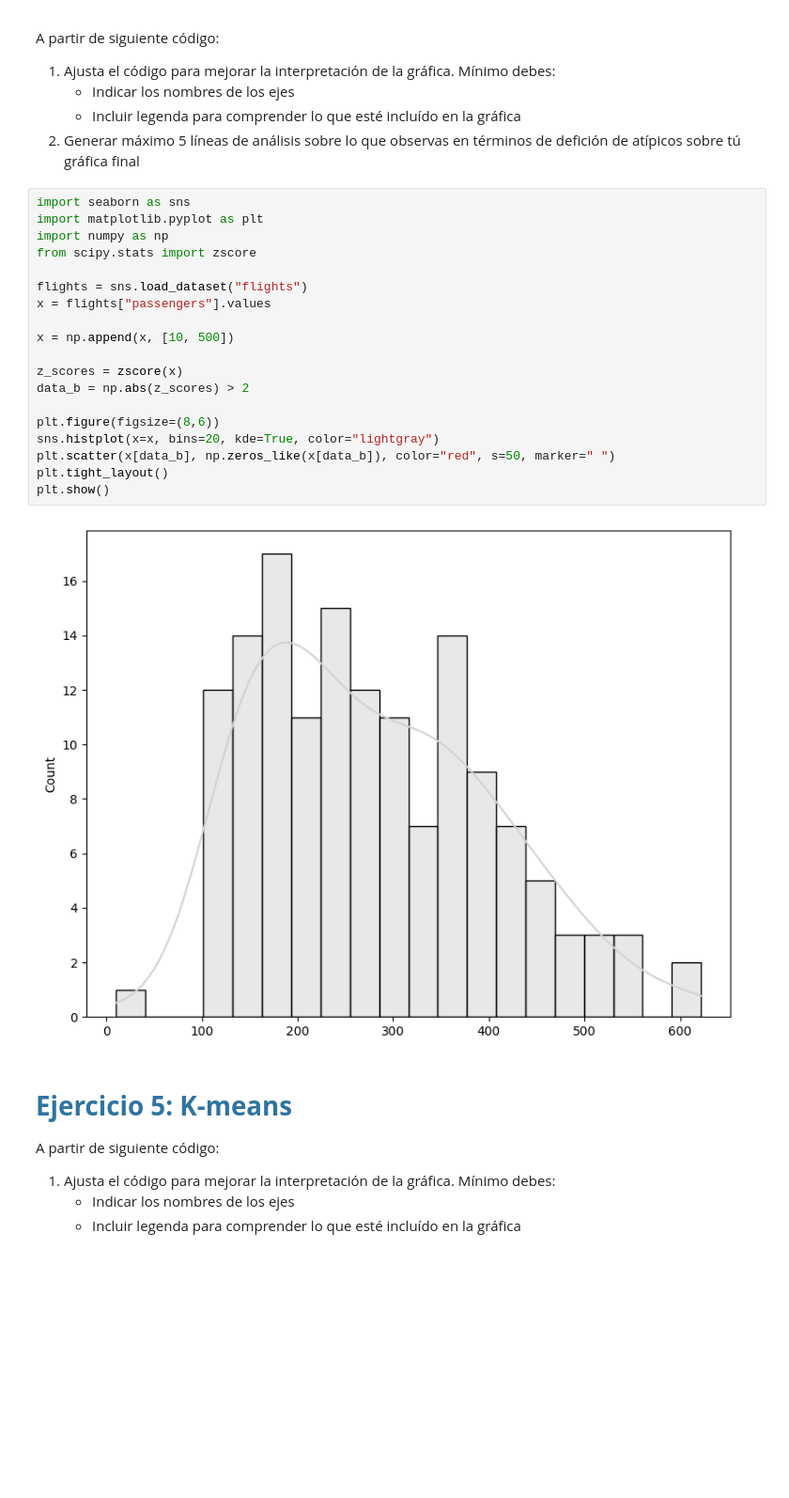
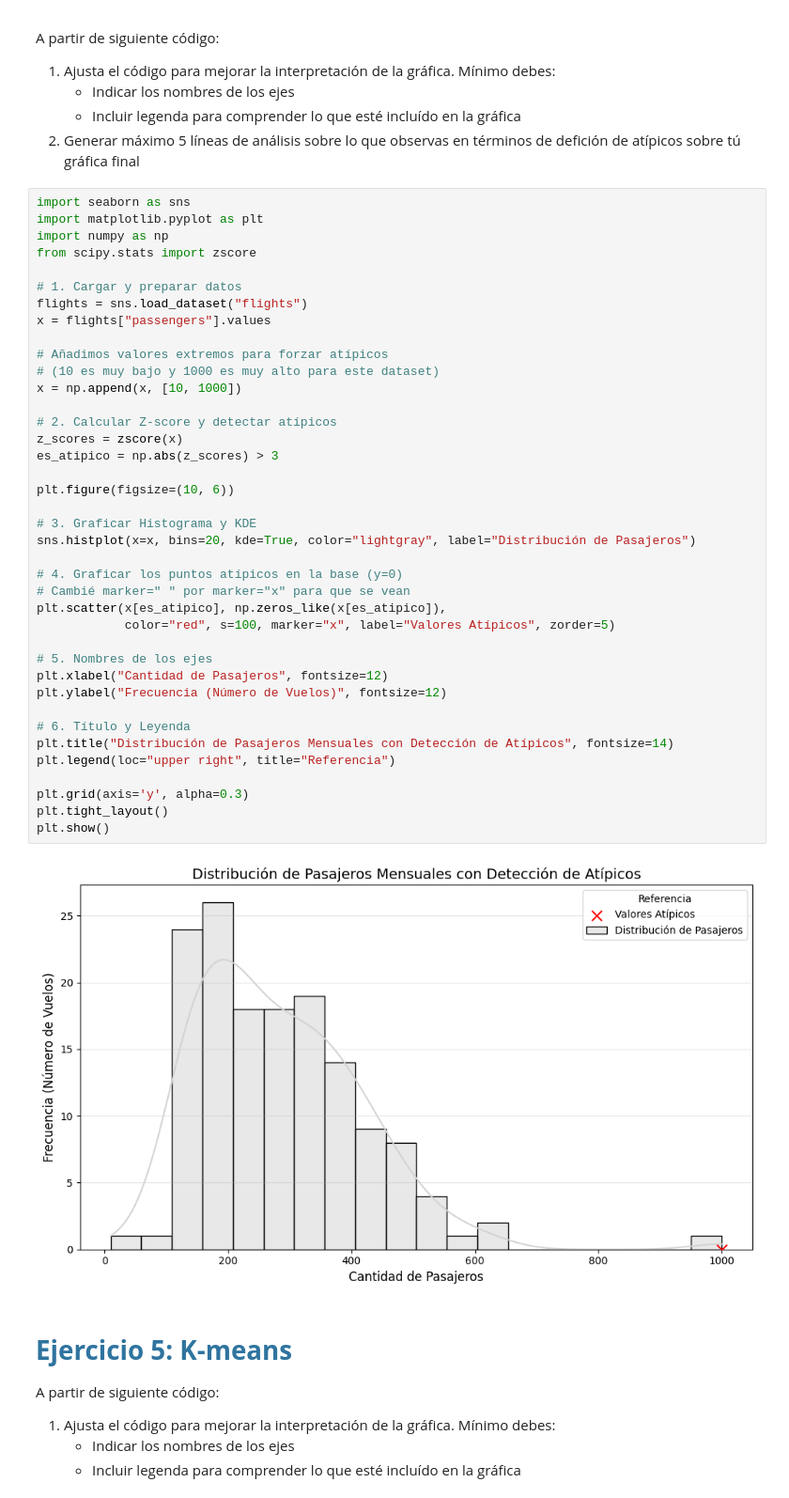
Before and after one commit to JulianCarvajal/BeatAnalytics, a Jupyter notebook: sesiones_practicas/sp_4_natalia_bernal_julian_carvajal.ipynb, the cells around one changed output. Shown at 94% size. Saved outputs shown, nothing was run; the diff lists cells and outputs as text; blank space fills up the shorter version.

Commit message:
Graficas mejoradas de los puntos 3 y 4 :)

```diff
--- a/sesiones_practicas/sp_4_natalia_bernal_julian_carvajal.ipynb
+++ b/sesiones_practicas/sp_4_natalia_bernal_julian_carvajal.ipynb
@@ -159,24 +174,44 @@ A partir de siguiente código:
 # %%
 import seaborn as sns
 import matplotlib.pyplot as plt
 import numpy as np
 from scipy.stats import zscore
 
+# 1. Cargar y preparar datos
 flights = sns.load_dataset("flights")
 x = flights["passengers"].values
 
-x = np.append(x, [10, 500])
+# Añadimos valores extremos para forzar atípicos
+# (10 es muy bajo y 1000 es muy alto para este dataset)
+x = np.append(x, [10, 1000])
 
+# 2. Calcular Z-score y detectar atípicos
 z_scores = zscore(x)
-data_b = np.abs(z_scores) > 2
+es_atipico = np.abs(z_scores) > 3
 
-plt.figure(figsize=(8,6))
-sns.histplot(x=x, bins=20, kde=True, color="lightgray")
-plt.scatter(x[data_b], np.zeros_like(x[data_b]), color="red", s=50, marker=" ")
+plt.figure(figsize=(10, 6))
+
+# 3. Graficar Histograma y KDE
+sns.histplot(x=x, bins=20, kde=True, color="lightgray", label="Distribución de Pasajeros")
+
+# 4. Graficar los puntos atípicos en la base (y=0)
+# Cambié marker=" " por marker="x" para que se vean
+plt.scatter(x[es_atipico], np.zeros_like(x[es_atipico]),
+            color="red", s=100, marker="x", label="Valores Atípicos", zorder=5)
+
+# 5. Nombres de los ejes
+plt.xlabel("Cantidad de Pasajeros", fontsize=12)
+plt.ylabel("Frecuencia (Número de Vuelos)", fontsize=12)
+
+# 6. Título y Leyenda
+plt.title("Distribución de Pasajeros Mensuales con Detección de Atípicos", fontsize=14)
+plt.legend(loc="upper right", title="Referencia")
+
+plt.grid(axis='y', alpha=0.3)
 plt.tight_layout()
 plt.show()
 # %% [output]
-[figure, old version]
+[figure, new version]
 # %% [markdown]
 # <span style="color:#2F749F;"><strong>Ejercicio 5: K-means</strong></span>
 
```
Also changed, not shown: parts of 2 cells of this notebook.
